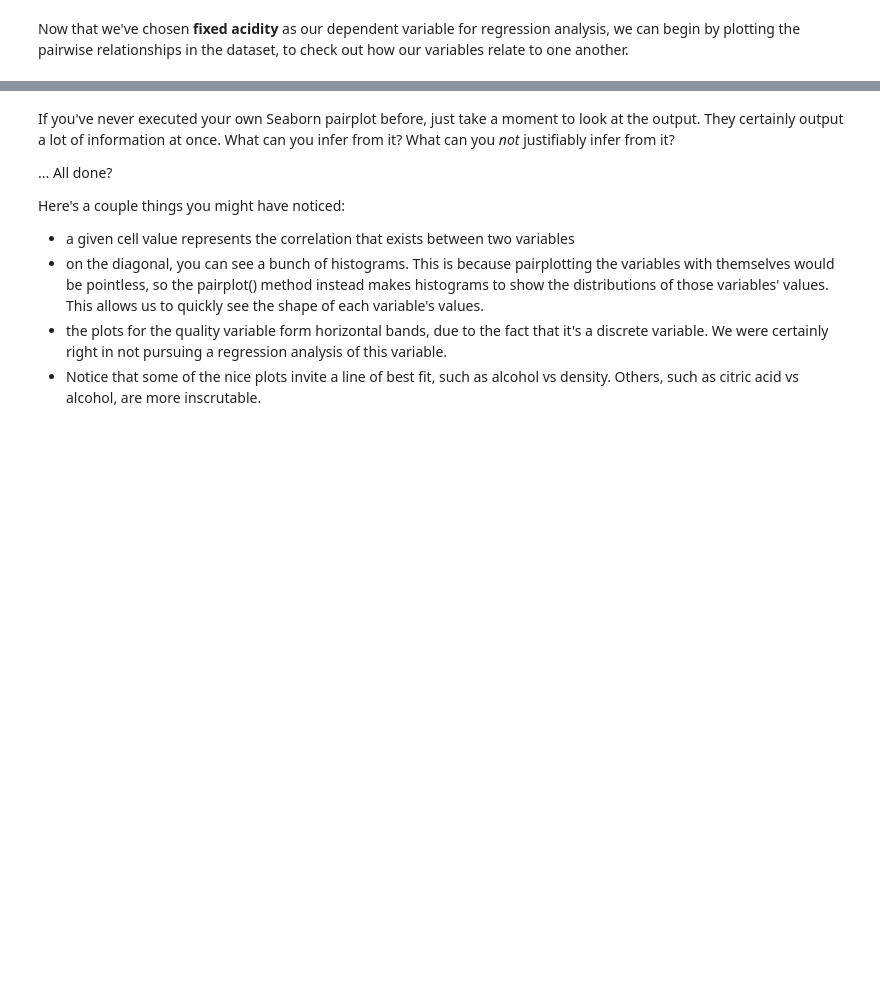
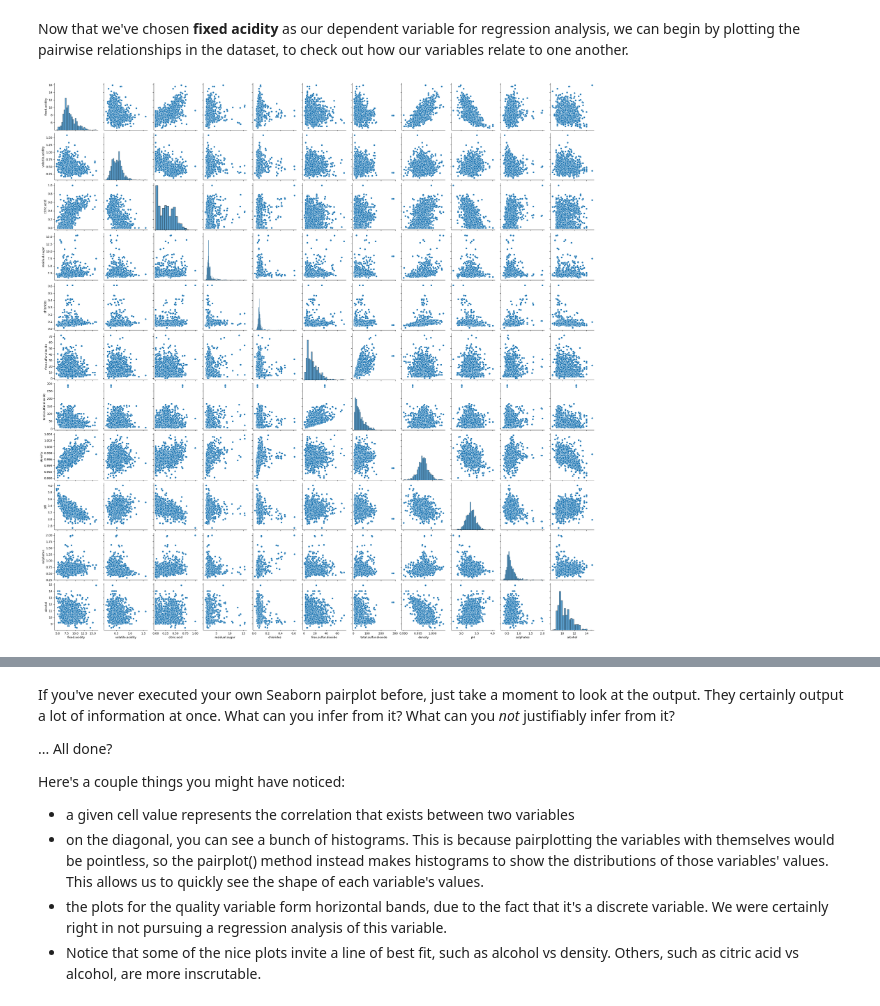
Before and after one commit to NBPub/Springboard, a Jupyter notebook: 11.4 Modeling_LinReg/Regression Case Study - Red Wine - Tier 3.ipynb, the cells around one changed output, grey strips where cells are left out. Drawn from its saved outputs; the diff is of its cells as text; code cells hidden in the pictures; blank space fills up the shorter version.

```diff
--- a/11.4 Modeling_LinReg/Regression Case Study - Red Wine - Tier 3.ipynb
+++ b/11.4 Modeling_LinReg/Regression Case Study - Red Wine - Tier 3.ipynb
@@ -131,5 +220,10 @@ The heading of this stage of the data science pipeline ('Cleaning, Transforming,
 # %% [markdown]
 Now that we've chosen **fixed acidity** as our dependent variable for regression analysis, we can begin by plotting the pairwise relationships in the dataset, to check out how our variables relate to one another.
 # %%
+%%time
 # Make a pairplot of the wine data
-_ _ _
+sns.pairplot(wine.drop(columns='quality'))
+plt.savefig('pairplot.png')
+plt.show()
+# %% [output]
+[figure, added]
```
Also changed, not shown: parts of 48 cells of this notebook, 4 other files.
